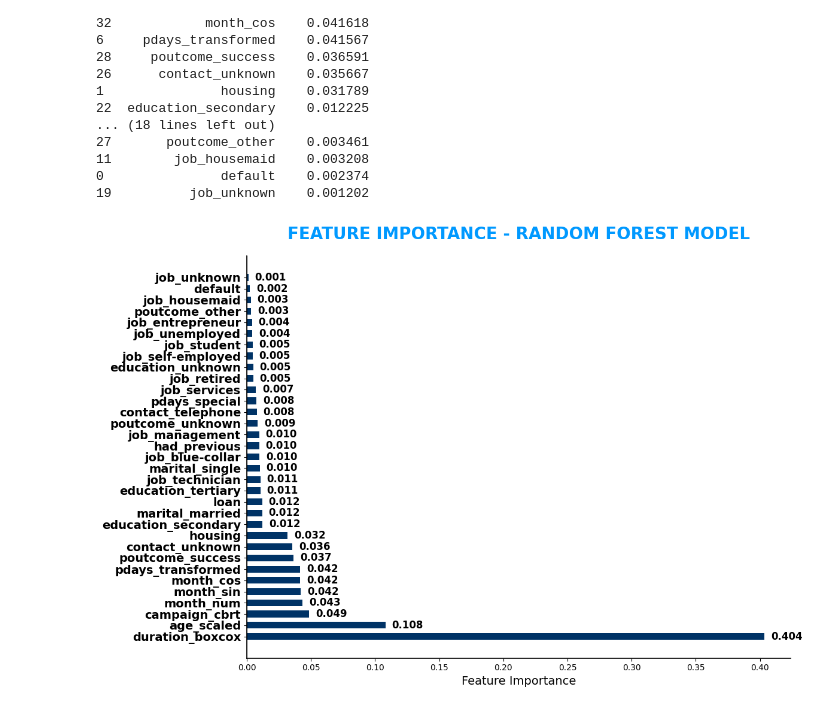
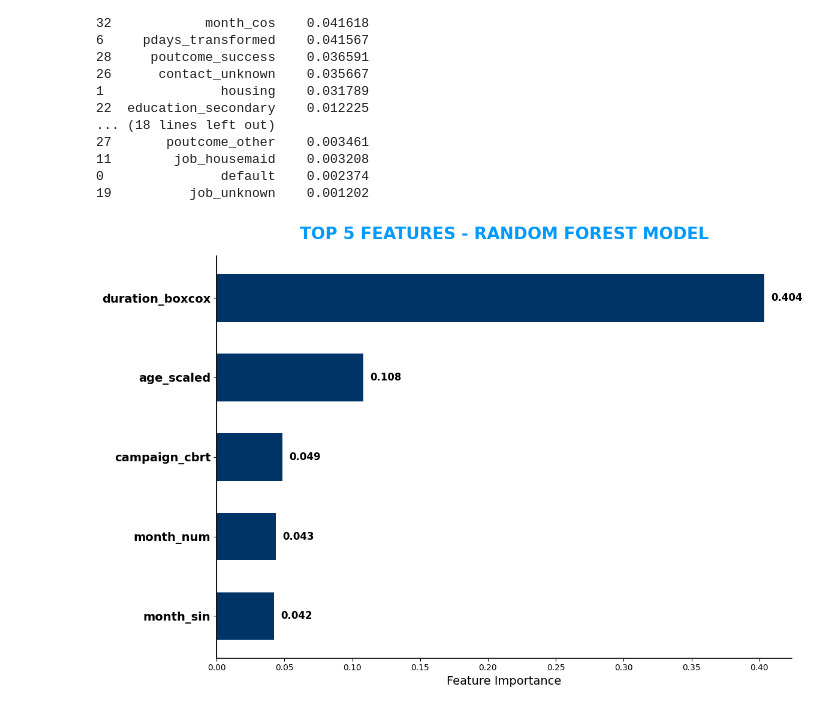
Before and after one commit to tlynx538/bank-marketing-project, a Jupyter notebook: src/RandomForest_FE-Skewness.ipynb, the cells around one changed output. Cells and saved outputs as stored; diff of their text form; code cells hidden in the pictures.

```diff
--- a/src/RandomForest_FE-Skewness.ipynb
+++ b/src/RandomForest_FE-Skewness.ipynb
@@ -128,41 +128,47 @@ print(rf_feature_importance)
 0               default    0.002374
 19          job_unknown    0.001202
 # %%
-# Nielsen/Statista/Pew Research styled plot
+# Sort the features by importance descending
+rf_feature_importance_sorted = rf_feature_importance.sort_values('Importance', ascending=True)
+
+# Select only top 5
+top_features = rf_feature_importance_sorted.tail(5)
+
 fig, ax = plt.subplots(figsize=(12, 8))
-y = np.arange(len(rf_feature_importance))
+y = np.arange(len(top_features))
 bar_width = 0.6
 
-# Color styling (dark blue to light blue)
-bars = ax.barh(y, rf_feature_importance['Importance'], height=bar_width, color='#003366')
+# Color styling (dark blue)
+bars = ax.barh(y, top_features['Importance'], height=bar_width, color='#003366')
 
 # Add values on the bars
 for bar in bars:
     width = bar.get_width()
     ax.text(width + 0.005, bar.get_y() + bar.get_height()/2,
             f"{width:.3f}", va='center', ha='left',
             color='black', fontsize=12, fontweight='bold')
 
 # Y-axis labels
 ax.set_yticks(y)
-ax.set_yticklabels(rf_feature_importance['Feature'], fontsize=14, fontweight='bold')
+ax.set_yticklabels(top_features['Feature'], fontsize=14, fontweight='bold')
 
-# Styling like Statista
+# Statista styling
 ax.set_xlabel('Feature Importance', fontsize=14)
 ax.axvline(0, color='black', linewidth=1.5)
 ax.spines['top'].set_visible(False)
 ax.spines['right'].set_visible(False)
 ax.spines['left'].set_linewidth(1.2)
 ax.spines['bottom'].set_linewidth(1.2)
 
-# Statista-like title
-ax.set_title('FEATURE IMPORTANCE - RANDOM FOREST MODEL', fontsize=20,
+# Title
+ax.set_title('TOP 5 FEATURES - RANDOM FOREST MODEL', fontsize=20,
              fontweight='bold', color='#0099ff', pad=20, loc='center')
 
 plt.tight_layout()
+plt.savefig("plots/feature-importance.png")
 plt.show()
 # %% [output]
-[figure, old version]
+[figure, new version]
 # %%
 # Assuming rf_model is your trained RandomForestClassifier
 with open('models/random_forest_model-skewness.pkl', 'wb') as file:
```
Also changed, not shown: 16 other files.
